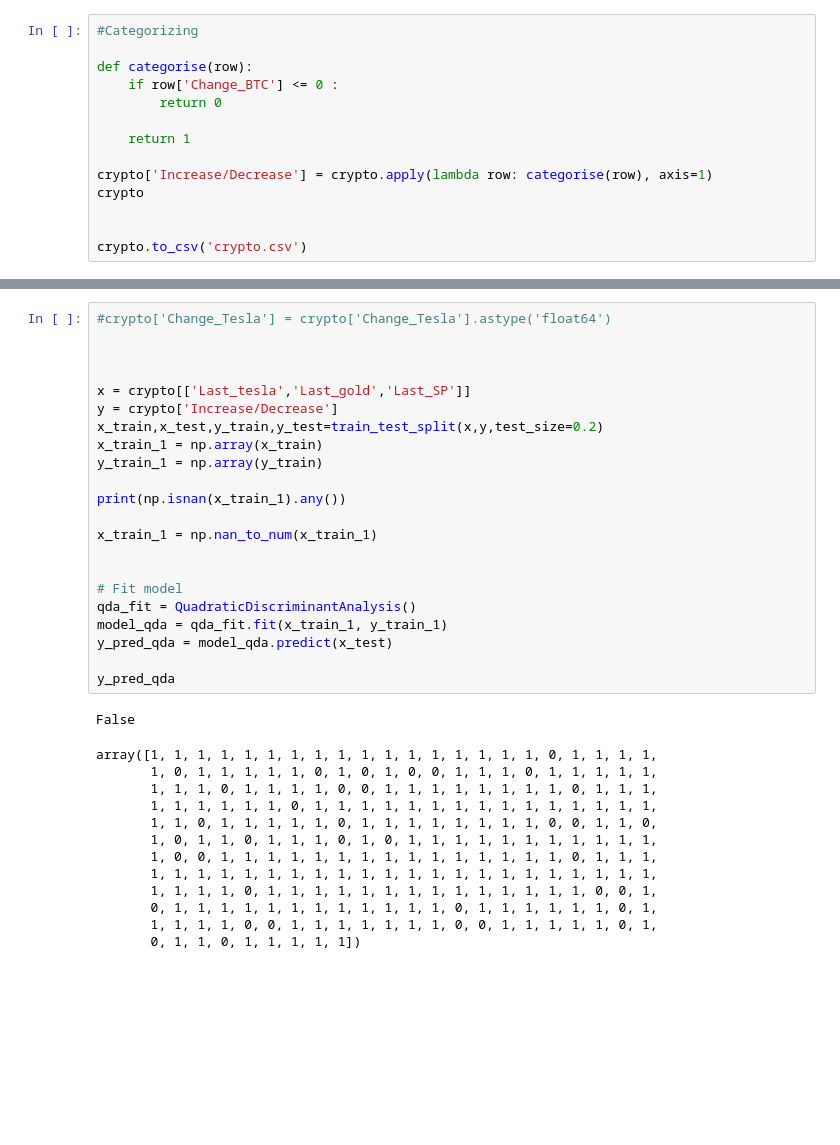
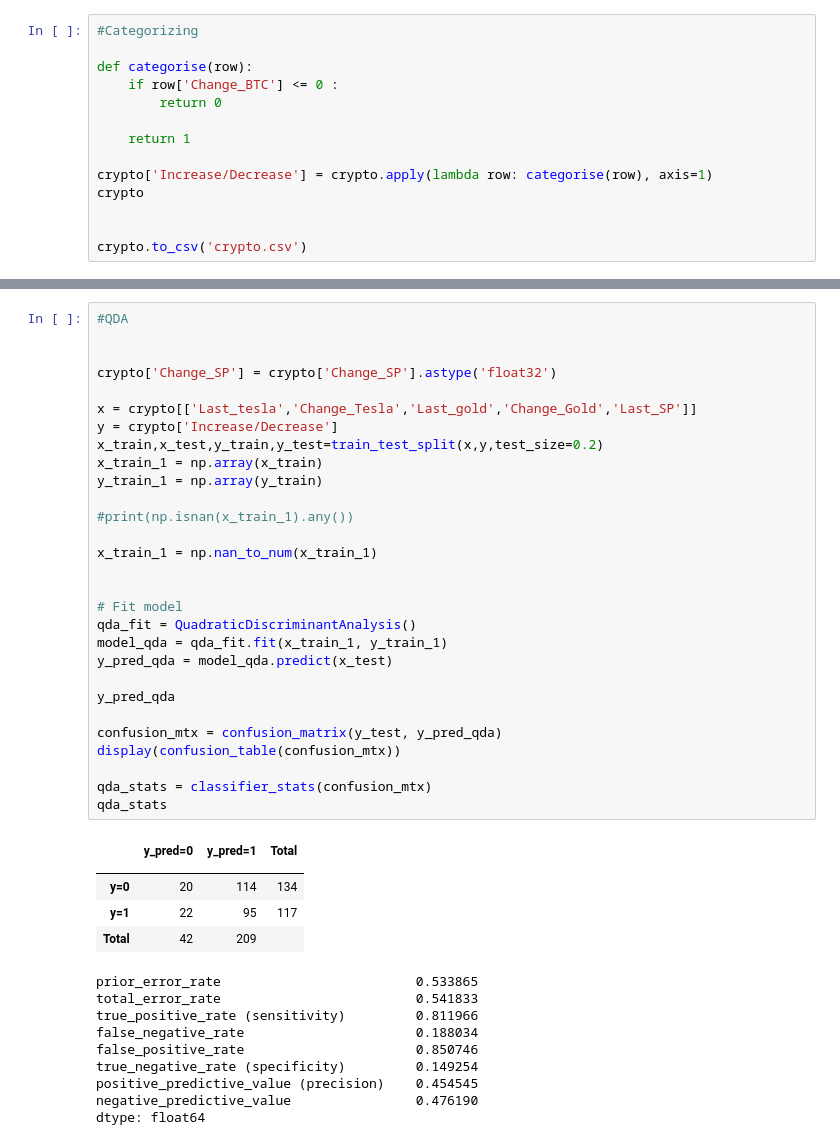
Before and after one commit to RojaReddy329/MachineLearningProject, a Jupyter notebook: ProjectNotebook.ipynb, the cells around one changed output, grey strips where cells are left out. Cells and saved outputs as stored; diff of their text form; blank space fills up the shorter version.

```diff
--- a/ProjectNotebook.ipynb
+++ b/ProjectNotebook.ipynb
@@ -194,36 +247,44 @@ strong multicollinearity or other numerical problems.
 # %%
-#crypto['Change_Tesla'] = crypto['Change_Tesla'].astype('float64')
+#QDA
 
 
+crypto['Change_SP'] = crypto['Change_SP'].astype('float32')
 
-x = crypto[['Last_tesla','Last_gold','Last_SP']]
+x = crypto[['Last_tesla','Change_Tesla','Last_gold','Change_Gold','Last_SP']]
 y = crypto['Increase/Decrease']
 x_train,x_test,y_train,y_test=train_test_split(x,y,test_size=0.2)
 x_train_1 = np.array(x_train)
 y_train_1 = np.array(y_train)
 
-print(np.isnan(x_train_1).any())
+#print(np.isnan(x_train_1).any())
 
 x_train_1 = np.nan_to_num(x_train_1)
 
 
 # Fit model
 qda_fit = QuadraticDiscriminantAnalysis()
 model_qda = qda_fit.fit(x_train_1, y_train_1)
 y_pred_qda = model_qda.predict(x_test)
 
 y_pred_qda
+
+confusion_mtx = confusion_matrix(y_test, y_pred_qda)
+display(confusion_table(confusion_mtx))
+
+qda_stats = classifier_stats(confusion_mtx)
+qda_stats
 # %% [output]
+|  | y_pred=0 | y_pred=1 | Total |
+|  |  |  |  |
+| y=0 | 20 | 114 | 134 |
+| y=1 | 22 | 95 | 117 |
+| Total | 42 | 209 |  |
-False
+prior_error_rate                         0.533865
+total_error_rate                         0.541833
+true_positive_rate (sensitivity)         0.811966
+false_negative_rate                      0.188034
+false_positive_rate                      0.850746
+true_negative_rate (specificity)         0.149254
+positive_predictive_value (precision)    0.454545
+negative_predictive_value                0.476190
+dtype: float64
-array([1, 1, 1, 1, 1, 1, 1, 1, 1, 1, 1, 1, 1, 1, 1, 1, 1, 0, 1, 1, 1, 1,
-       1, 0, 1, 1, 1, 1, 1, 0, 1, 0, 1, 0, 0, 1, 1, 1, 0, 1, 1, 1, 1, 1,
-       1, 1, 1, 0, 1, 1, 1, 1, 0, 0, 1, 1, 1, 1, 1, 1, 1, 1, 0, 1, 1, 1,
-       1, 1, 1, 1, 1, 1, 0, 1, 1, 1, 1, 1, 1, 1, 1, 1, 1, 1, 1, 1, 1, 1,
-       1, 1, 0, 1, 1, 1, 1, 1, 0, 1, 1, 1, 1, 1, 1, 1, 1, 0, 0, 1, 1, 0,
-       1, 0, 1, 1, 0, 1, 1, 1, 0, 1, 0, 1, 1, 1, 1, 1, 1, 1, 1, 1, 1, 1,
-       1, 0, 0, 1, 1, 1, 1, 1, 1, 1, 1, 1, 1, 1, 1, 1, 1, 1, 0, 1, 1, 1,
-       1, 1, 1, 1, 1, 1, 1, 1, 1, 1, 1, 1, 1, 1, 1, 1, 1, 1, 1, 1, 1, 1,
-       1, 1, 1, 1, 0, 1, 1, 1, 1, 1, 1, 1, 1, 1, 1, 1, 1, 1, 1, 0, 0, 1,
-       0, 1, 1, 1, 1, 1, 1, 1, 1, 1, 1, 1, 1, 0, 1, 1, 1, 1, 1, 1, 0, 1,
-       1, 1, 1, 1, 0, 0, 1, 1, 1, 1, 1, 1, 1, 0, 0, 1, 1, 1, 1, 1, 0, 1,
-       0, 1, 1, 0, 1, 1, 1, 1, 1])
```
Also changed, not shown: parts of 7 cells of this notebook, 1 other file.
